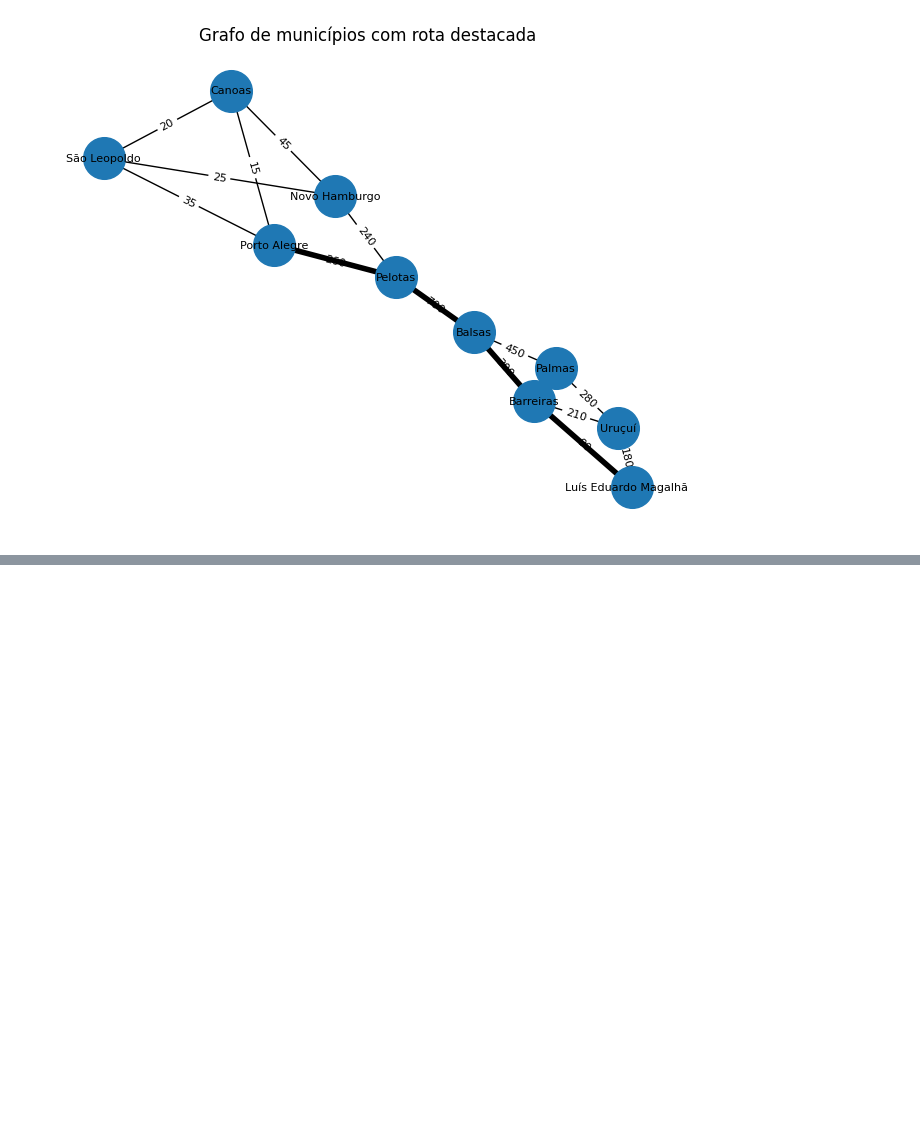
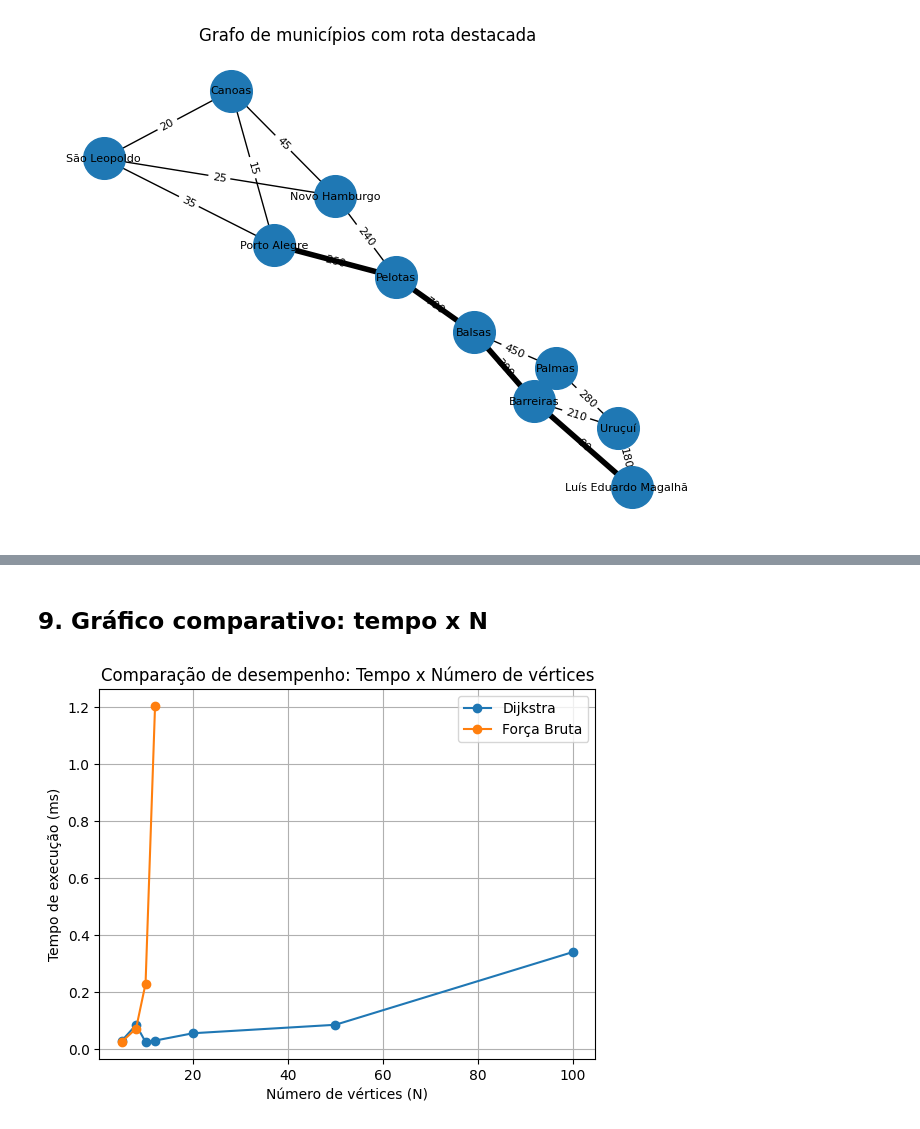
Before and after one commit to TechEarth-Solutions/global-solution-2026-fund, a Jupyter notebook: notebooks/analise_resultados.ipynb, the cells around one changed output, grey strips where cells are left out. Drawn from its saved outputs; the diff is of its cells as text; code cells hidden in the pictures; blank space fills up the shorter version.

Commit message:
feat(notebook): adicionando graficos de comparação e analises

```diff
--- a/notebooks/analise_resultados.ipynb
+++ b/notebooks/analise_resultados.ipynb
@@ -129,0 +187,31 @@ visualizar_grafo(
+# %% [markdown]
+## 9. Gráfico comparativo: tempo x N
+# %%
+for algoritmo in df_escala["Algoritmo"].unique():
+
+    dados = df_escala[
+        df_escala["Algoritmo"] == algoritmo
+    ]
+
+    plt.plot(
+        dados["N"],
+        dados["Tempo (ms)"],
+        marker="o",
+        label=algoritmo
+    )
+
+plt.title(
+    "Comparação de desempenho: Tempo x Número de vértices"
+)
+
+plt.xlabel("Número de vértices (N)")
+
+plt.ylabel("Tempo de execução (ms)")
+
+plt.legend()
+
+plt.grid(True)
+
+plt.show()
+# %% [output]
+[figure, added]
```
Also changed, not shown: parts of 5 cells of this notebook.
